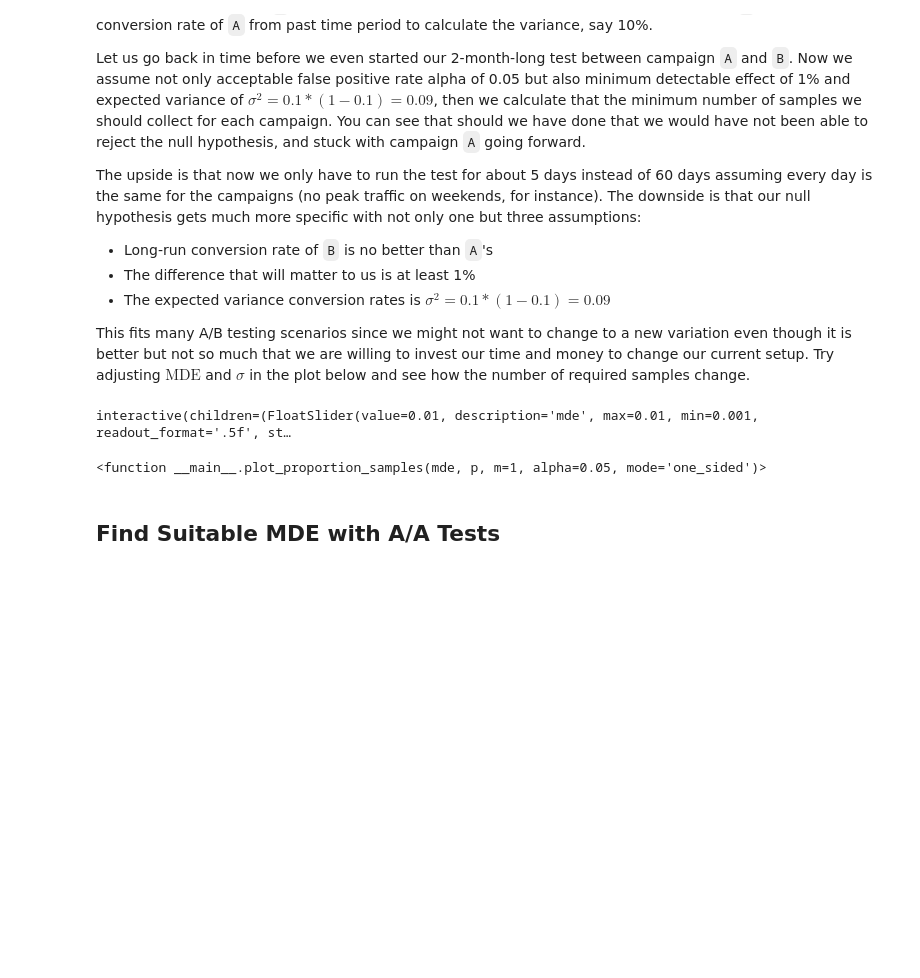
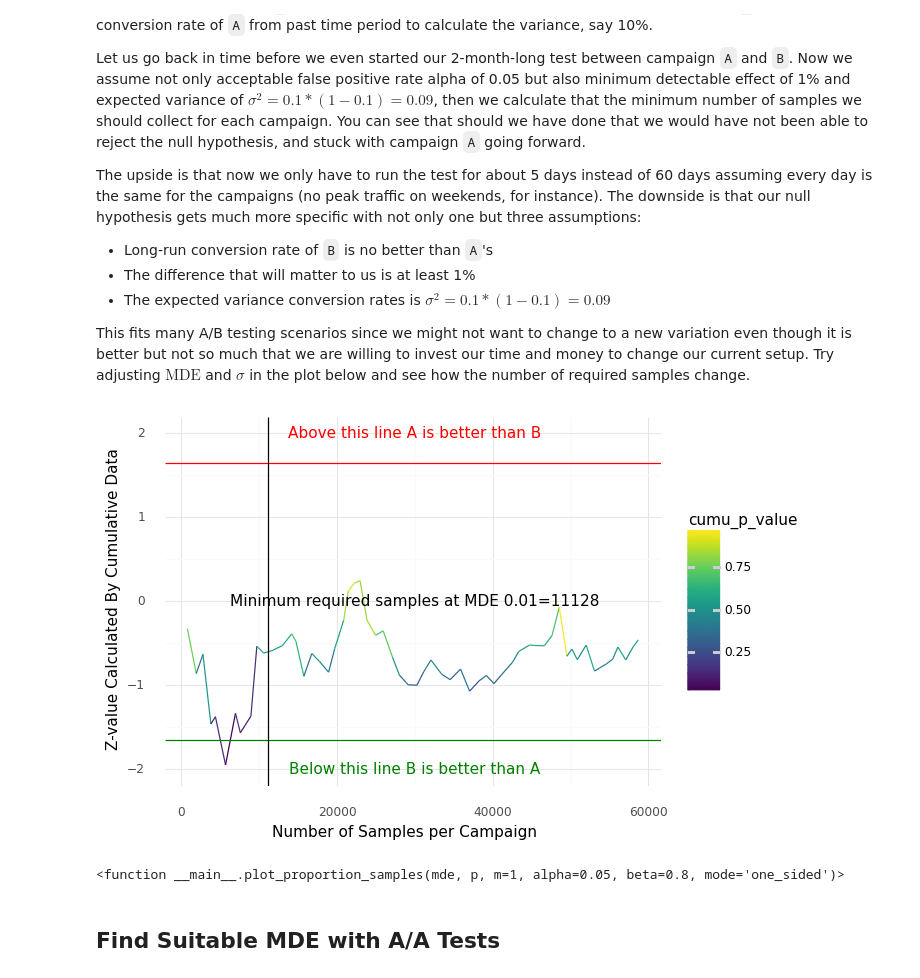
Before and after one commit to cstorm125/abtestoo, a Jupyter notebook: notebooks/frequentist.ipynb, the cells around one changed output. Saved outputs shown, nothing was run; the diff lists cells and outputs as text; code cells hidden in the pictures; blank space fills up the shorter version.

```diff
--- a/notebooks/frequentist.ipynb
+++ b/notebooks/frequentist.ipynb
@@ -626,48 +633,53 @@ The upside is that now we only have to run the test for about 5 days instead of
 This fits many A/B testing scenarios since we might not want to change to a new variation even though it is better but not so much that we are willing to invest our time and money to change our current setup. Try adjusting $\text{MDE}$ and $\sigma$ in the plot below and see how the number of required samples change.
 # %%
 def proportion_samples(mde: float, p: float, m: float = 1,
-                       alpha: float = 0.05, mode: str = 'one_sided') -> float:
+                       alpha: float = 0.05,
+                       beta: float = 0.8,
+                       mode: str = 'one_sided') -> float:
     '''
     :meth: get number of required sample based on minimum detectable difference (in absolute terms)
     :param float mde: minimum detectable difference
     :param float p: pooled probability of both groups
     :param float m: multiplier of number of samples; groups are n and nm
     :param float alpha: alpha
+    :param float beta: beta
     :param str mode: mode of test; `one_sided` or `two_sided`
     :return: estimated number of samples to get significance
     '''
     variance = p * (1 - p)
+    z_b = sp.stats.norm.ppf(beta)
     if mode == 'two_sided':
-        z = sp.stats.norm.ppf(1 - alpha / 2)
+        z_a = sp.stats.norm.ppf(1 - alpha / 2)
     elif mode == 'one_sided':
-        z = sp.stats.norm.ppf(1 - alpha)
+        z_a = sp.stats.norm.ppf(1 - alpha)
     else:
         raise ValueError('Available modes are `one_sided` and `two_sided`')
-    return (m + 1 / m) * variance * (z / mde)**2
+    return ((m + 1) / m) * variance * ((z_a+z_b) / mde)**2
 
 
-def plot_proportion_samples(mde, p, m=1, alpha=0.05, mode='one_sided'):
-    minimum_samples = proportion_samples(mde, p,m, alpha, mode)
+def plot_proportion_samples(mde, p, m=1, alpha=0.05,beta=0.8, mode='one_sided'):
+    minimum_samples = proportion_samples(mde, p,m, alpha,beta, mode)
     g = (ggplot(conv_days, aes(x='cumu_click_a',y='cumu_z_value',color='cumu_p_value')) + geom_line() +
         theme_minimal() +
         xlab('Number of Samples per Campaign') + ylab('Z-value Calculated By Cumulative Data') +
         geom_hline(yintercept=[sp.stats.norm.ppf(0.95),sp.stats.norm.ppf(0.05)], color=['red','green']) +
         annotate("text", label = "Above this line A is better than B", x = 30000, y = 2, color = 'red') +
         annotate("text", label = "Below this line B is better than A", x = 30000, y = -2, color = 'green') +
         annotate("text", label = f'Minimum required samples at MDE {mde}={int(minimum_samples)}', x = 30000, y = 0,) +
         geom_vline(xintercept=minimum_samples))
     g.draw()
 
 interact(plot_proportion_samples, mde = widgets.FloatSlider(min=0.001,max=0.01, value=0.01, step=1e-3,
                                                           readout_format='.5f'),
          p = widgets.FloatSlider(min=0.,max=1, value=0.1, step=1e-3, readout_format='.5f'),
          m = widgets.FloatSlider(min=0.1,max=1, value=1, step=1e-1, readout_format='.5f'),
          alpha = widgets.FloatSlider(min=0.01,max=0.1, value=0.05, step=1e-3, readout_format='.5f'),
+         beta = widgets.FloatSlider(min=0.8,max=0.9, value=0.8, step=1e-3, readout_format='.5f'),
          mode = widgets.Dropdown(options=['one_sided','two_sided'], value='one_sided')
         )
 # %% [output]
+[figure, added]
-interactive(children=(FloatSlider(value=0.01, description='mde', max=0.01, min=0.001, readout_format='.5f', st…
+<function __main__.plot_proportion_samples(mde, p, m=1, alpha=0.05, beta=0.8, mode='one_sided')>
-<function __main__.plot_proportion_samples(mde, p, m=1, alpha=0.05, mode='one_sided')>
 # %% [markdown]
 ## Find Suitable MDE with A/A Tests
 # %% [markdown]
```
Also changed, not shown: parts of 20 cells of this notebook, 1 other file.
